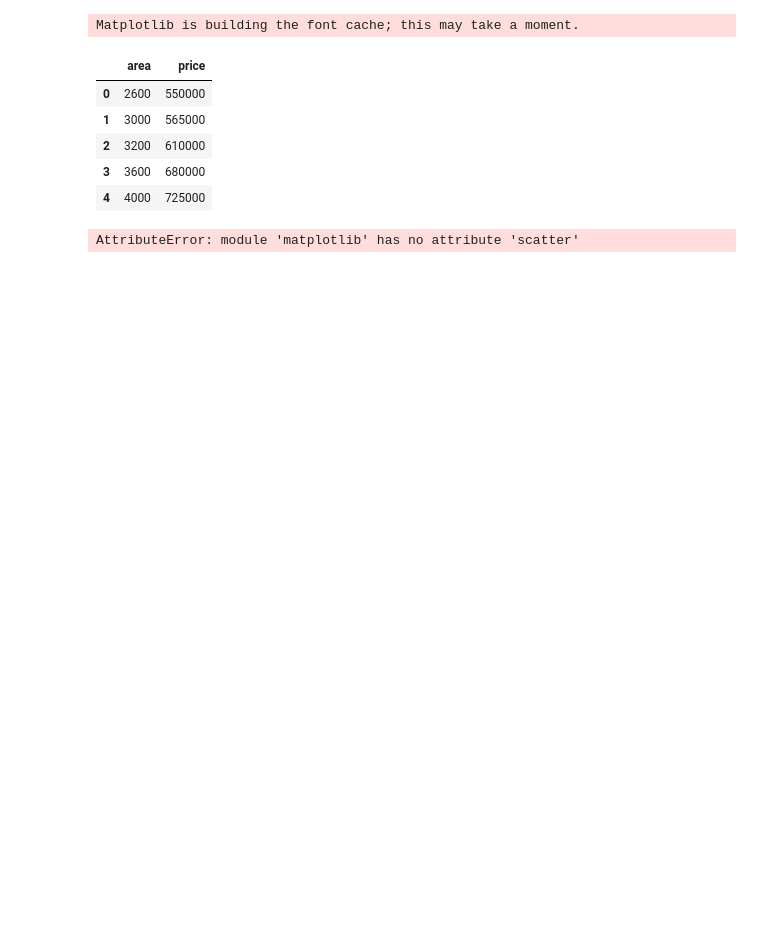
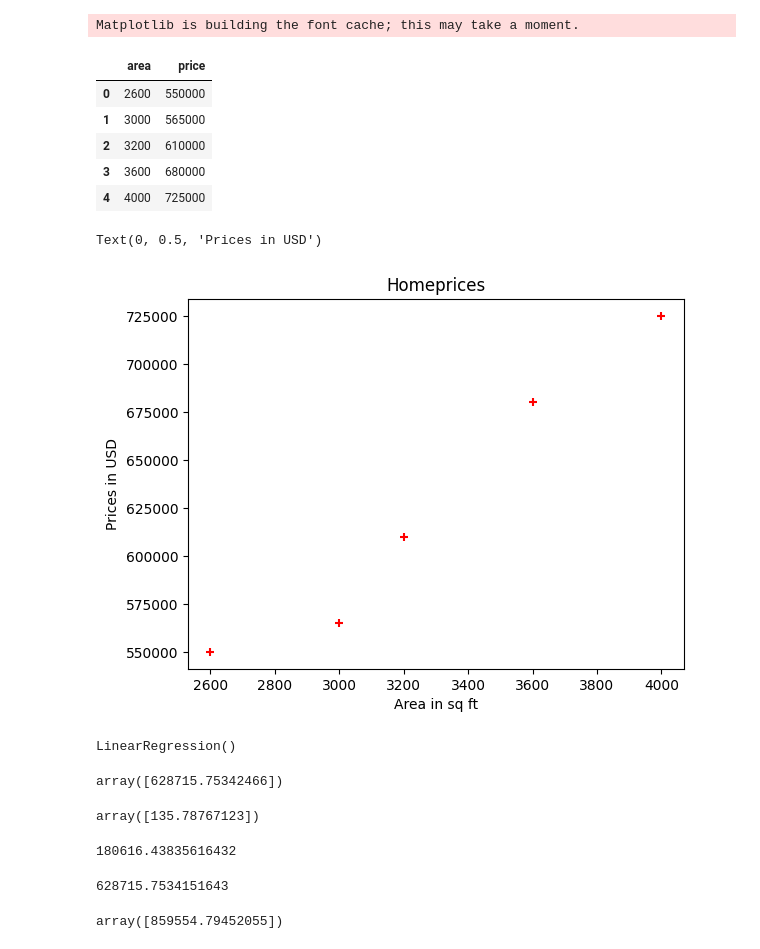
Before and after one commit to Mozaddidbabar/ML, a Jupyter notebook: 1_linear_reg/linear_regression.ipynb, the cells around one changed output. Cells and saved outputs as stored; diff of their text form; code cells hidden in the pictures; blank space fills up the shorter version.

```diff
--- a/1_linear_reg/linear_regression.ipynb
+++ b/1_linear_reg/linear_regression.ipynb
@@ -15,3 +15,11 @@ df
 | 2 | 3200 | 610000 |
 | 3 | 3600 | 680000 |
 | 4 | 4000 | 725000 |
+# %%
+plt.title('Homeprices')
+plt.xlabel('Area in sq ft')
+plt.ylabel('Prices in USD')
+plt.scatter(df[['area']], df['price'], color='red', marker='+')
+# %% [output]
+Text(0, 0.5, 'Prices in USD')
+[figure, added]
@@ -18,4 +28,24 @@ df
 # %%
-plt.scatter(df[['area']], df['price'])
+reg.fit(df[['area']], df.price)
 # %% [output]
-AttributeError: module 'matplotlib' has no attribute 'scatter'
+LinearRegression()
+# %%
+reg.predict([[3300]])
+# %% [output]
+array([628715.75342466])
+# %%
+reg.coef_
+# %% [output]
+array([135.78767123])
+# %%
+reg.intercept_
+# %% [output]
+180616.43835616432
+# %%
+135.78767123*3300 + 180616.43835616432
+# %% [output]
+628715.7534151643
+# %%
+reg.predict([[5000]])
+# %% [output]
+array([859554.79452055])
```
Also changed, not shown: parts of 8 cells of this notebook, 3 other files.
